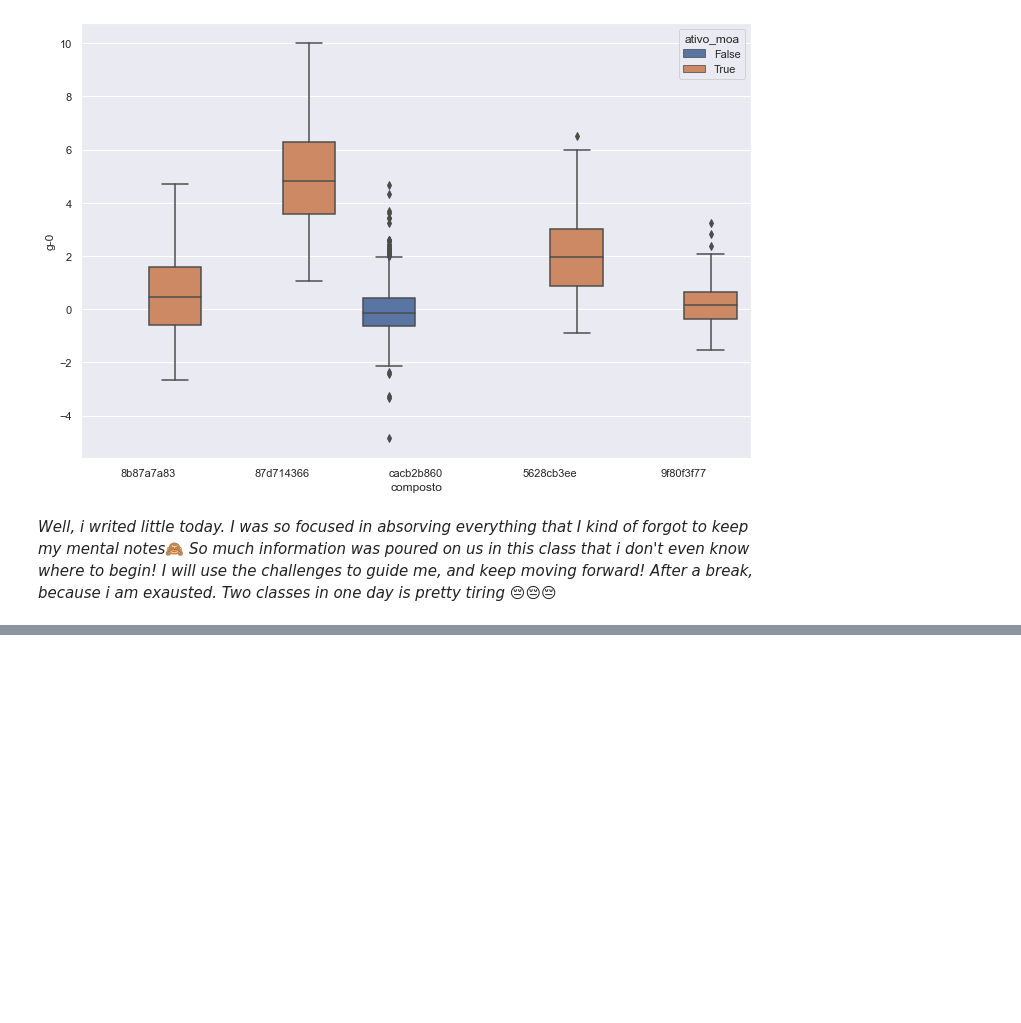
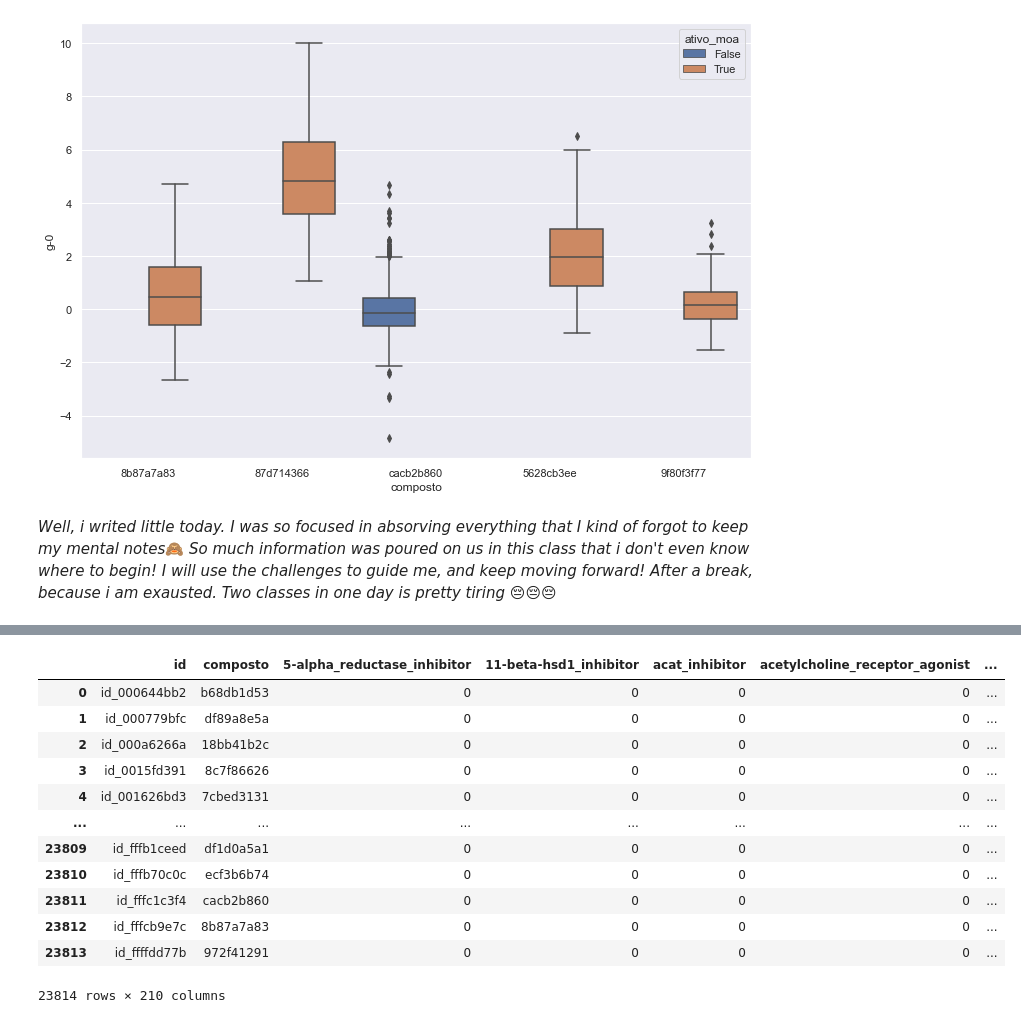
Before and after one commit to CidSantiago/ImersaoDados3Alura, a Jupyter notebook: Class_4.ipynb, the cells around one changed output, grey strips where cells are left out. Drawn from its saved outputs; the diff is of its cells as text; code cells hidden in the pictures; blank space fills up the shorter version.

Commit message:
Class 04 - Analysing the merges (finished?)

```diff
--- a/Class_4.ipynb
+++ b/Class_4.ipynb
@@ -167,0 +373,26 @@ sns.boxplot(data = data_combinados.query('composto in @composto_principal'), y='
+# %%
+results = data[['id','composto']]
+
+results = results.merge(data_resultados, on='id')
+
+results = results.drop(columns=['id','ativo_moa','n_moa'])
+
+results = results[~results.duplicated()]
+
+results.duplicated(subset=['composto']).unique()
+
+results
+# %% [output]
+|  | id | composto | 5-alpha_reductase_inhibitor | 11-beta-hsd1_inhibitor | acat_inhibitor | acetylcholine_receptor_agonist | ... |
+| 0 | id_000644bb2 | b68db1d53 | 0 | 0 | 0 | 0 | ... |
+| 1 | id_000779bfc | df89a8e5a | 0 | 0 | 0 | 0 | ... |
+| 2 | id_000a6266a | 18bb41b2c | 0 | 0 | 0 | 0 | ... |
+| 3 | id_0015fd391 | 8c7f86626 | 0 | 0 | 0 | 0 | ... |
+| 4 | id_001626bd3 | 7cbed3131 | 0 | 0 | 0 | 0 | ... |
+| ... | ... | ... | ... | ... | ... | ... | ... |
+| 23809 | id_fffb1ceed | df1d0a5a1 | 0 | 0 | 0 | 0 | ... |
+| 23810 | id_fffb70c0c | ecf3b6b74 | 0 | 0 | 0 | 0 | ... |
+| 23811 | id_fffc1c3f4 | cacb2b860 | 0 | 0 | 0 | 0 | ... |
+| 23812 | id_fffcb9e7c | 8b87a7a83 | 0 | 0 | 0 | 0 | ... |
+| 23813 | id_ffffdd77b | 972f41291 | 0 | 0 | 0 | 0 | ... |
+23814 rows × 210 columns
```
Also changed, not shown: parts of 24 cells of this notebook.
